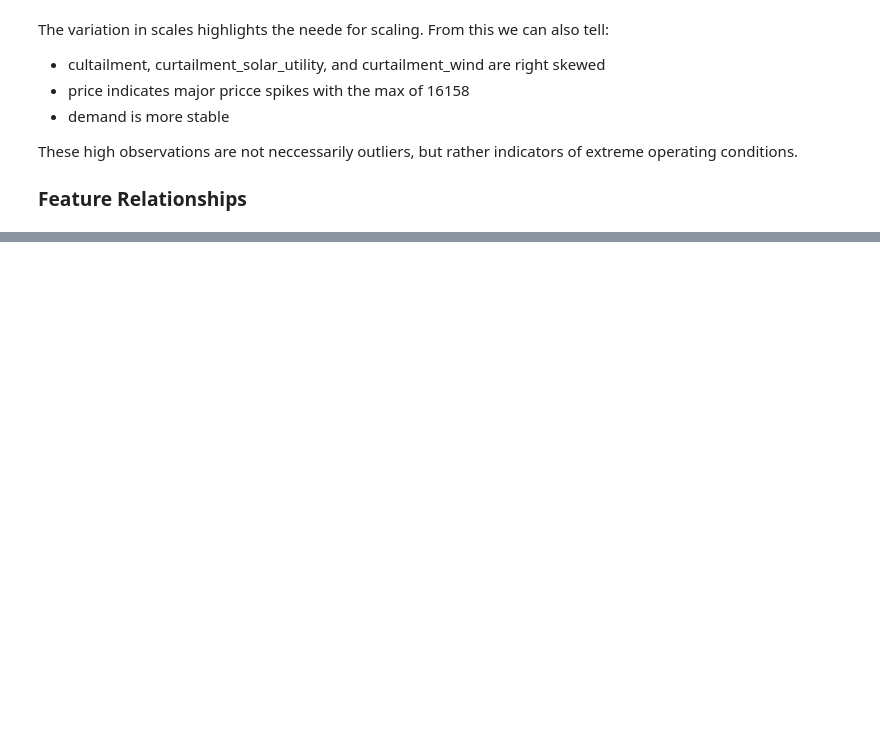
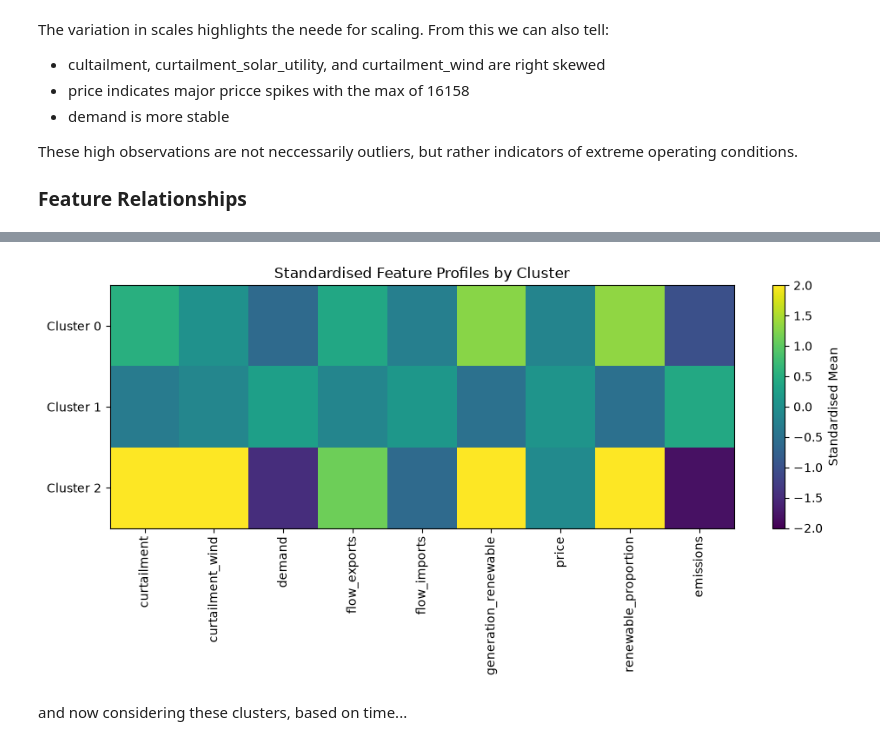
Before and after one commit to txngsten/COMP3742-Capstone-Project, a Jupyter notebook: A1/notebooks/explore_analysis.ipynb, the cells around one changed output, grey strips where cells are left out. Saved outputs shown, nothing was run; the diff lists cells and outputs as text; code cells hidden in the pictures; blank space fills up the shorter version.

```diff
--- a/A1/notebooks/explore_analysis.ipynb
+++ b/A1/notebooks/explore_analysis.ipynb
@@ -221,0 +375,8 @@ KeyboardInterrupt:
+# %%
+kmeans = KMeans(
+    n_clusters=3,
+    random_state=42,
+    n_init=10
+)
+
+cluster_labels = kmeans.fit_predict(X_pca)
@@ -221,0 +415,41 @@ KeyboardInterrupt:
+# %%
+scaled_with_cluster = X_scaled.copy()
+scaled_with_cluster["cluster"] = cluster_labels
+
+scaled_cluster_profiles = (
+    scaled_with_cluster
+    .groupby("cluster")
+    .mean()
+)
+
+scaled_cluster_profiles.round(2)
+
+plt.figure(figsize=(10, 5))
+
+plt.imshow(
+    scaled_cluster_profiles,
+    aspect="auto",
+    vmin=-2,
+    vmax=2
+)
+
+plt.colorbar(label="Standardised Mean")
+
+plt.xticks(
+    range(len(selected_features)),
+    selected_features,
+    rotation=90
+)
+
+plt.yticks(
+    range(3),
+    ["Cluster 0", "Cluster 1", "Cluster 2"]
+)
+
+plt.title("Standardised Feature Profiles by Cluster")
+plt.tight_layout()
+plt.show()
+# %% [output]
+[figure, added]
+# %% [markdown]
+and now considering these clusters, based on time...
```
Also changed, not shown: parts of 39 cells of this notebook.
